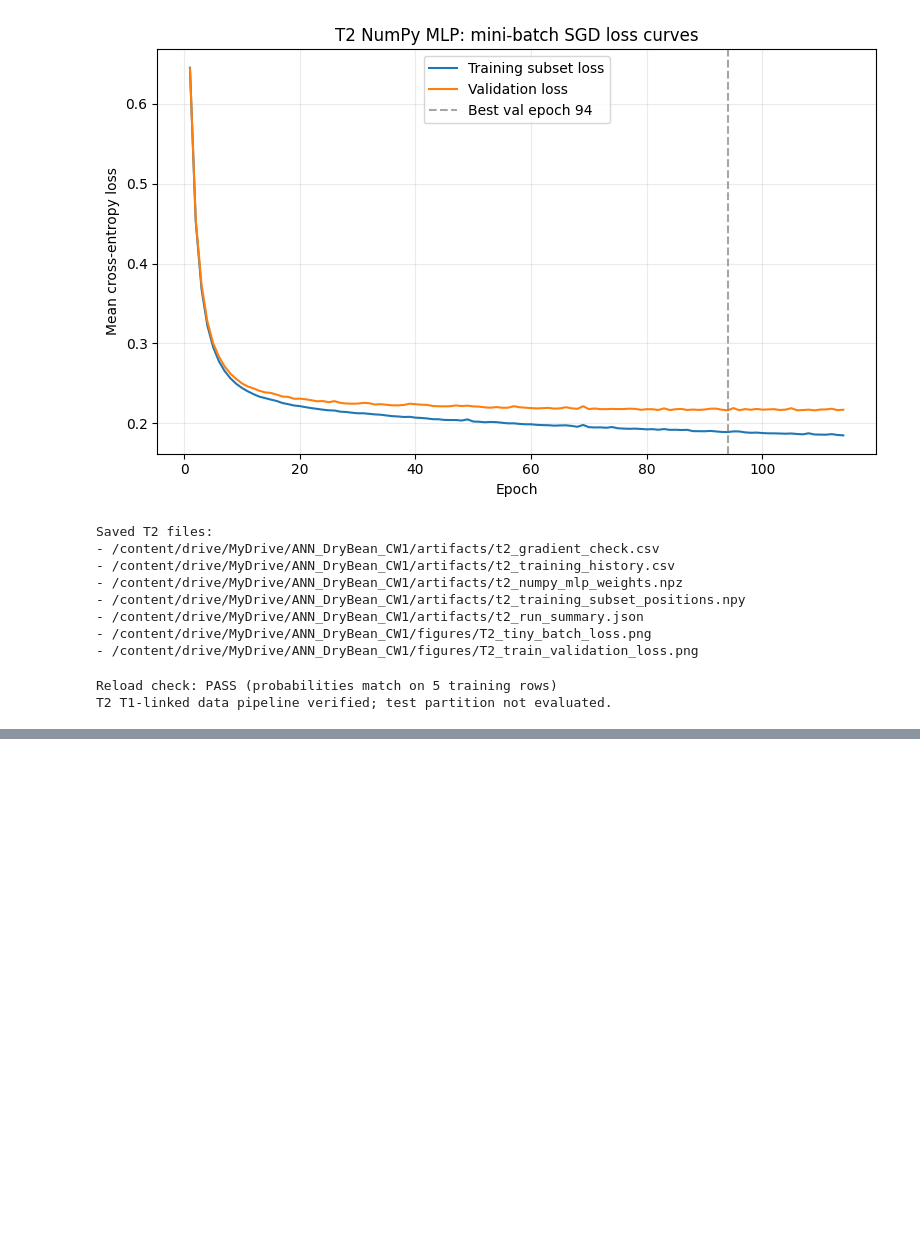
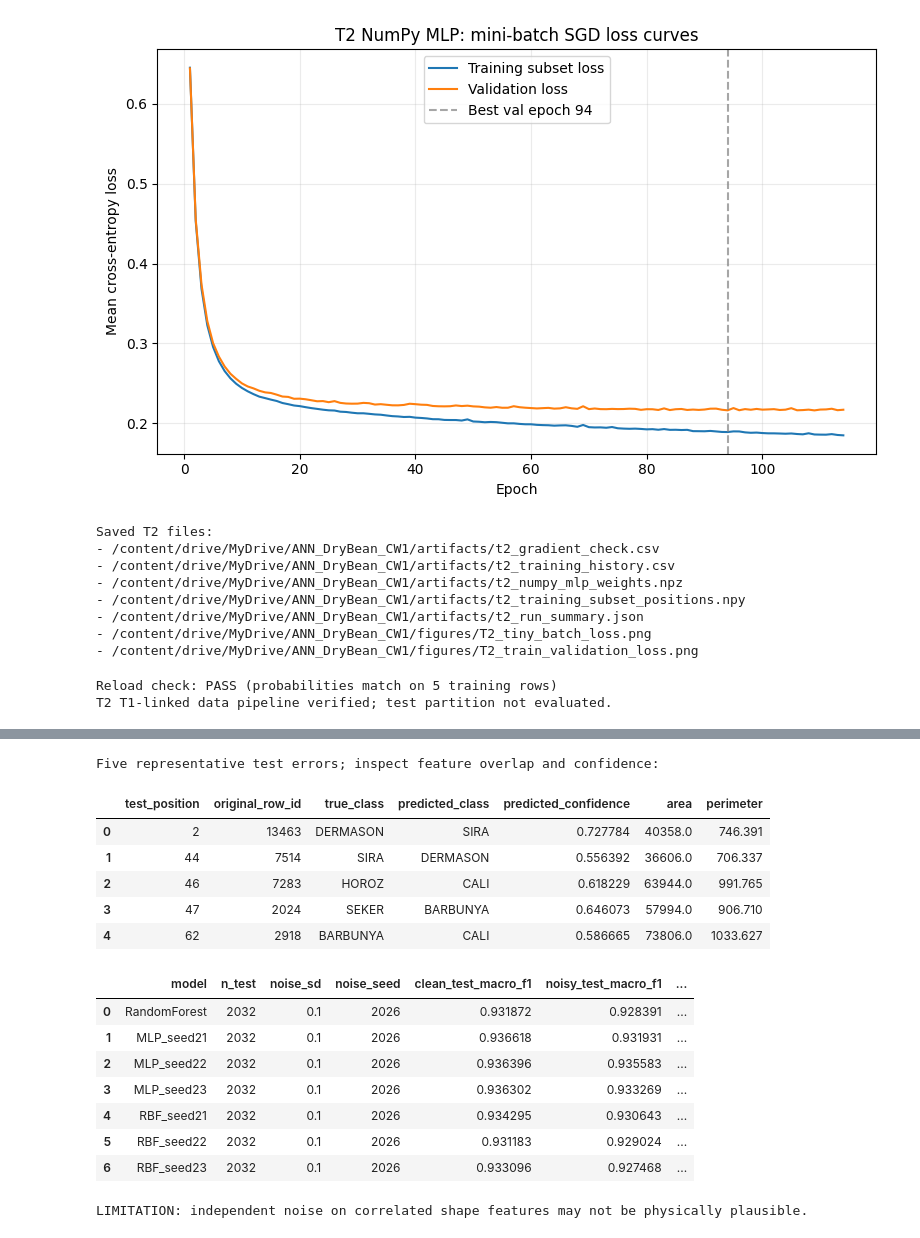
Before and after one commit to Thathsara-Devindi/ANN-Dry-Bean-Classification, a Jupyter notebook: ANN_cw1.ipynb, the cells around one changed output, grey strips where cells are left out. Cells and saved outputs as stored; diff of their text form; code cells hidden in the pictures; blank space fills up the shorter version.

```diff
--- a/ANN_cw1.ipynb
+++ b/ANN_cw1.ipynb
@@ -843,0 +1721,74 @@ T2 T1-linked data pipeline verified; test partition not evaluated.
+# %%
+#  At least 5 test errors and predeclared Gaussian-noise robustness test
+# Inspect error examples for the PRE-FIXED MLP seed21
+T4_id_path=T4_BASE/'data'/'split_original_row_ids.npz'
+with np.load(T4_id_path) as z:
+    T4_orig_ids=z['test_ids']
+assert len(T4_orig_ids)==len(ytest4)
+T4_original=pd.read_csv(T4_BASE/'data'/'dry_bean_clean.csv').set_index('original_row_id')
+pred=T4_prediction_map['MLP_seed21_pred']
+probs=T4_prediction_map['MLP_seed21_prob']
+wrong=np.flatnonzero(pred!=ytest4)
+assert len(wrong)>=5,'Fewer than 5 misclassifications: report all available instead.'
+# 5 distinct true/predicted pairs if available, no filtering to flattering examples
+selected=[];pairs=set()
+for pos in wrong:
+    pair=(int(ytest4[pos]),int(pred[pos]))
+    if pair not in pairs:
+        selected.append(int(pos));pairs.add(pair)
+    if len(selected)>=5:break
+if len(selected)<5:
+    selected+=list(map(int,wrong[:5-len(selected)]))
+T4_error_rows=[]
+for pos in selected:
+    raw=T4_original.loc[int(T4_orig_ids[pos])]
+    T4_error_rows.append({
+        'test_position':pos,'original_row_id':int(T4_orig_ids[pos]),
+        'true_class':T4_class_names[ytest4[pos]], 'predicted_class':T4_class_names[pred[pos]],
+        'predicted_confidence':float(probs[pos,pred[pos]]),
+        'area':float(raw['Area']),'perimeter':float(raw['Perimeter'])})
+T4_errors=pd.DataFrame(T4_error_rows)
+T4_errors.to_csv(T4_OUT/'five_representative_test_errors.csv',index=False)
+print('Five representative test errors; inspect feature overlap and confidence:')
+display(T4_errors)
+
+# Noise protocol was fixed in T4 Cell 1 before any test score was inspected
+T4_noise=np.random.default_rng(2026).normal(loc=0,scale=0.10,size=Xtest4.shape).astype(np.float32)
+T4_noisy_X=Xtest4+T4_noise
+T4_robust_rows=[]
+for model_id in ['RandomForest']+[f'{arch}_seed{s}' for arch in ('MLP','RBF') for s in T4_SEEDS]:
+    if model_id=='RandomForest':
+        perturbed_pred=T4_baseline.predict(T4_noisy_X)
+    else:
+        arch,seed_text=model_id.split('_seed')
+        seed=int(seed_text)
+        model=t4_load_model(T4_CONFIGS[arch],seed,t4_ckpt_path(T4_CONFIGS[arch],seed))
+        perturbed_pred=t4_predict_logits(model,T4_noisy_X).argmax(1).numpy()
+    clean=T4_test_df[(T4_test_df.model == ('RandomForest' if model_id=='RandomForest' else arch)) &
+                    (T4_test_df.seed == (21 if model_id=='RandomForest' else seed))].iloc[0]
+    noisy_f1=float(f1_score(ytest4,perturbed_pred,average='macro',zero_division=0))
+    T4_robust_rows.append(dict(model=model_id,n_test=len(ytest4),noise_sd=0.10,noise_seed=2026,
+        clean_test_macro_f1=float(clean.test_macro_f1),noisy_test_macro_f1=noisy_f1,
+        delta_noisy_minus_clean=noisy_f1-float(clean.test_macro_f1),
+        noisy_accuracy=float(accuracy_score(ytest4,perturbed_pred))))
+T4_robust_df=pd.DataFrame(T4_robust_rows)
+T4_robust_df.to_csv(T4_OUT/'noise_robustness_test.csv',index=False)
+display(T4_robust_df)
+print('LIMITATION: independent noise on correlated shape features may not be physically plausible.')
+# %% [output]
+Five representative test errors; inspect feature overlap and confidence:
+|  | test_position | original_row_id | true_class | predicted_class | predicted_confidence | area | perimeter |
+| 0 | 2 | 13463 | DERMASON | SIRA | 0.727784 | 40358.0 | 746.391 |
+| 1 | 44 | 7514 | SIRA | DERMASON | 0.556392 | 36606.0 | 706.337 |
+| 2 | 46 | 7283 | HOROZ | CALI | 0.618229 | 63944.0 | 991.765 |
+| 3 | 47 | 2024 | SEKER | BARBUNYA | 0.646073 | 57994.0 | 906.710 |
+| 4 | 62 | 2918 | BARBUNYA | CALI | 0.586665 | 73806.0 | 1033.627 |
+|  | model | n_test | noise_sd | noise_seed | clean_test_macro_f1 | noisy_test_macro_f1 | ... |
+| 0 | RandomForest | 2032 | 0.1 | 2026 | 0.931872 | 0.928391 | ... |
+| 1 | MLP_seed21 | 2032 | 0.1 | 2026 | 0.936618 | 0.931931 | ... |
+| 2 | MLP_seed22 | 2032 | 0.1 | 2026 | 0.936396 | 0.935583 | ... |
+| 3 | MLP_seed23 | 2032 | 0.1 | 2026 | 0.936302 | 0.933269 | ... |
+| 4 | RBF_seed21 | 2032 | 0.1 | 2026 | 0.934295 | 0.930643 | ... |
+| 5 | RBF_seed22 | 2032 | 0.1 | 2026 | 0.931183 | 0.929024 | ... |
+| 6 | RBF_seed23 | 2032 | 0.1 | 2026 | 0.933096 | 0.927468 | ... |
+LIMITATION: independent noise on correlated shape features may not be physically plausible.
```
Also changed, not shown: parts of 19 cells of this notebook.
